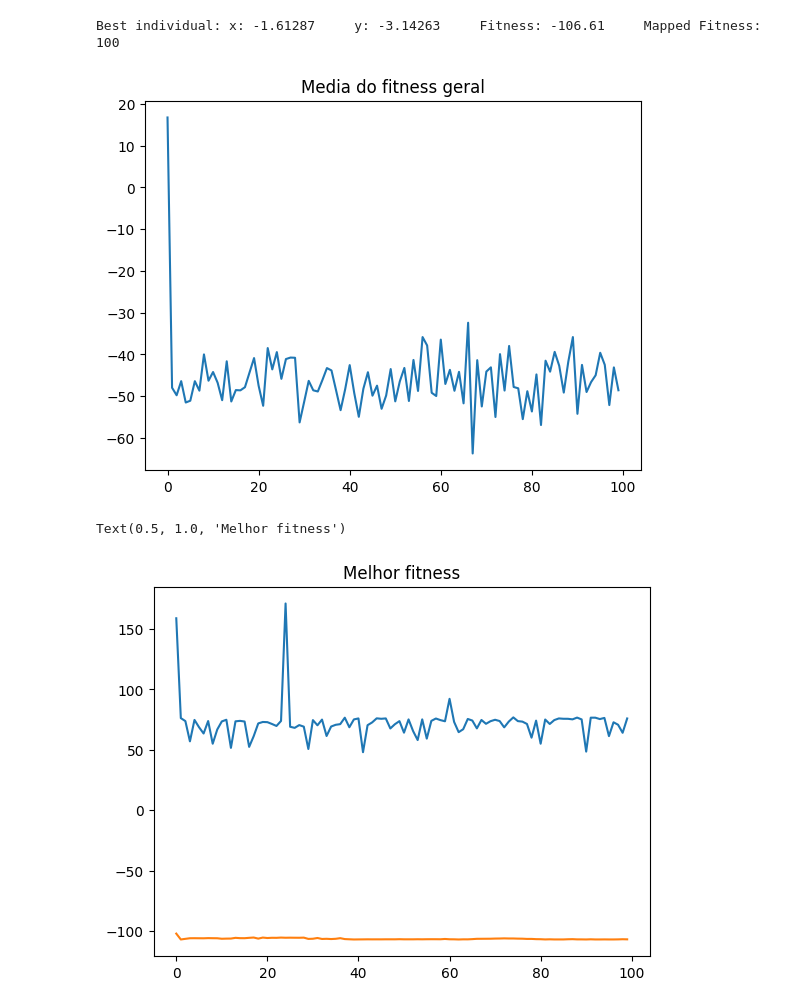
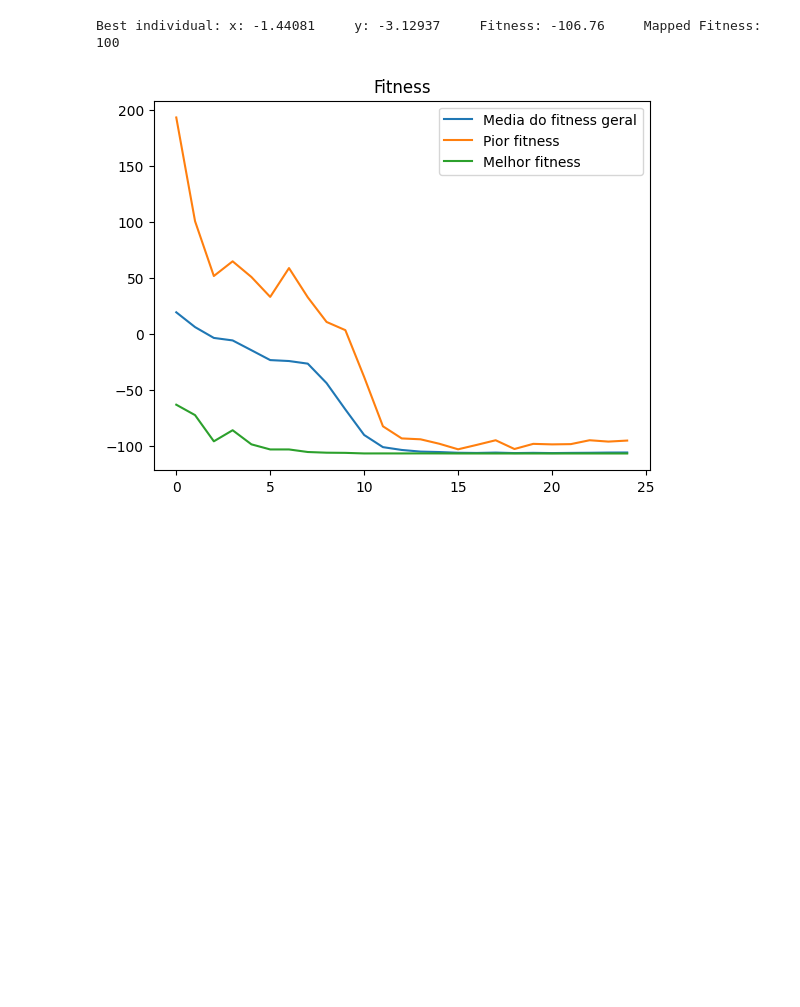
Before and after one commit to Sevzera/ia-cefet, a Jupyter notebook: atv6_algoritmo_genetico/python/AG.ipynb, the cells around one changed output. Saved outputs shown, nothing was run; the diff lists cells and outputs as text; code cells hidden in the pictures; blank space fills up the shorter version.

```diff
--- a/atv6_algoritmo_genetico/python/AG.ipynb
+++ b/atv6_algoritmo_genetico/python/AG.ipynb
@@ -17,14 +17,9 @@ def linearMappingFunction(i, N):
     result = min + (max - min) * ((N - i) / (N - 1))
     return round(result)
 # %%
-def crossover (mother, father):
-	motherXRate = np.random.rand()
-	fatherXRate = 1 - motherXRate
-	x = round(motherXRate * mother.x + fatherXRate * father.x, 5)
-
-	motherYRate = np.random.rand()
-	fatherYRate = 1 - motherXRate
-	y = round(motherYRate * mother.y + fatherYRate * father.y, 5)
+def crossover (alpha, mother, father):
+	x = round(alpha * mother.x + (1-alpha) * father.x, 5)
+	y = round(alpha * mother.y + (1-alpha) * father.y, 5)
 
 	return Individual(x, y)
 # %%
@@ -38,7 +33,9 @@ def sortPopulation(population):
     return sorted(population, key=lambda individual: individual.fitness)
 # %%
 N = 100
-Nsum = 5050
+NSUM = 5050
+LOCALSEARCH = 0.1
+MAXGEN = 25
 
 population = []
 for i in range(N):
@@ -59,10 +56,10 @@ n = 0
 fitness_sum_med = []
 fitness_sum_min = []
 fitness_sum_max = []
-while (n < 1000):
+while (n < MAXGEN):
 	pairs = []
 	for i in range(0, N):
-		odd = round(np.random.rand() * Nsum)
+		odd = round(np.random.rand() * NSUM)
 		sum = 0
 		for j in range(1, N):
 			sum += j
@@ -78,8 +75,9 @@ while (n < 1000):
 
 	for i in range(0, N, 2):
 		if np.random.rand() < 0.7:
-			children[i] = crossover(pairs[i], pairs[i + 1])
-			children[i + 1] = crossover(pairs[i], pairs[i + 1])
+			alpha = np.random.rand()
+			children[i] = crossover(alpha, pairs[i], pairs[i + 1])
+			children[i + 1] = crossover(alpha, pairs[i+1], pairs[i])
 		else:
 			children[i] = Individual(pairs[i].x, pairs[i].y)
 			children[i + 1] = Individual(pairs[i + 1].x, pairs[i + 1].y)
@@ -87,45 +85,56 @@ while (n < 1000):
 		children[i].calculateFitness(fitnessFunction)
 		children[i + 1].calculateFitness(fitnessFunction)
 
-		children[i].tryToMutate()
-		children[i + 1].tryToMutate()
+		children[i].tryToMutate(LOCALSEARCH)
+		children[i + 1].tryToMutate(LOCALSEARCH)
 
 	children = sortPopulation(children)
 
 	for i in range(N):
 		children[i].calculateMapFitness(linearMappingFunction, i + 1, N)
 
 	population = children
-	if n % 10 == 0 or n == 0:
-		# print("Best individual for generation " + str(n) + ": " + str(population[0].__str__()))
-		f_sum = 0
-		for i in population:
-			f_sum += i.fitness
-		fitness_sum_med.append(f_sum / N)
-		fitness_sum_min.append(population[len(population)-1].fitness)
-		fitness_sum_max.append(population[0].fitness)
+
+	# if n % 2 == 0 or n == 0:
+	# 	# print("Best individual for generation " + str(n) + ": " + str(population[0].__str__()))
+	# 	f_sum = 0
+	# 	for i in population:
+	# 		f_sum += i.fitness
+	# 	fitness_sum_med.append(f_sum / N)
+	# 	fitness_sum_min.append(population[len(population)-1].fitness)
+	# 	fitness_sum_max.append(population[0].fitness)
+
+	f_sum = 0
+	for i in population:
+		f_sum += i.fitness
+	fitness_sum_med.append(f_sum / N)
+	fitness_sum_min.append(population[len(population)-1].fitness)
+	fitness_sum_max.append(population[0].fitness)
+
 	n += 1
+
+# print(len(population))
+# for i in population:
+# 	print(i.__str__())
 
 print("Best individual: " + str(population[0].__str__()))
 
 # plt.plot(fitness_sum_med)
 # plt.title('Media do fitness geral')
 # plt.show()
 # plt.plot(fitness_sum_min)
 # plt.title('Pior fitness')
 # plt.show()
 # plt.plot(fitness_sum_max)
 # plt.title('Melhor fitness')
 # plt.show()
 
 plt.plot(fitness_sum_med, label='Media do fitness geral')
 plt.plot(fitness_sum_min, label='Pior fitness')
 plt.plot(fitness_sum_max, label='Melhor fitness')
 plt.title('Fitness')
 plt.legend()
 plt.show()
 # %% [output]
-Best individual: x: -1.61287     y: -3.14263     Fitness: -106.61     Mapped Fitness: 100
+Best individual: x: -1.44081     y: -3.12937     Fitness: -106.76     Mapped Fitness: 100
-[figure, old version]
+[figure, new version]
-Text(0.5, 1.0, 'Melhor fitness')
-[figure, removed]
```
Also changed, not shown: 3 other files.
